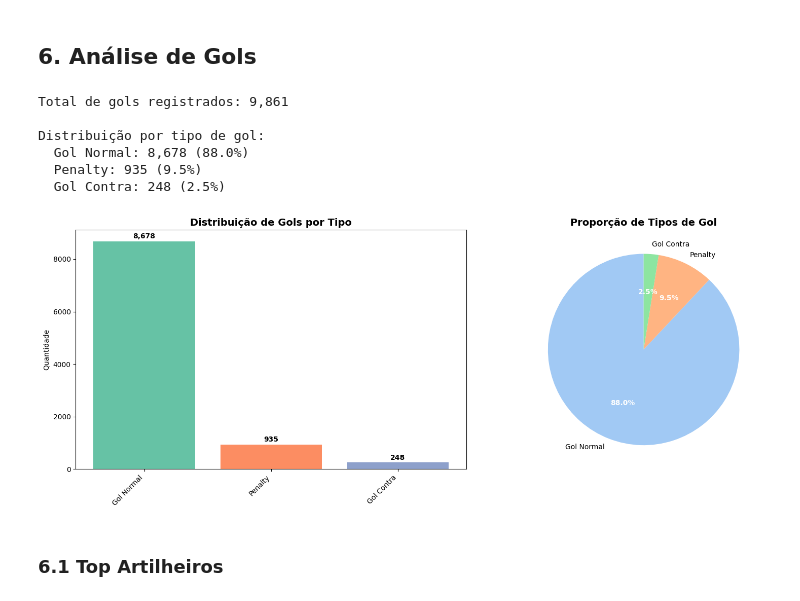
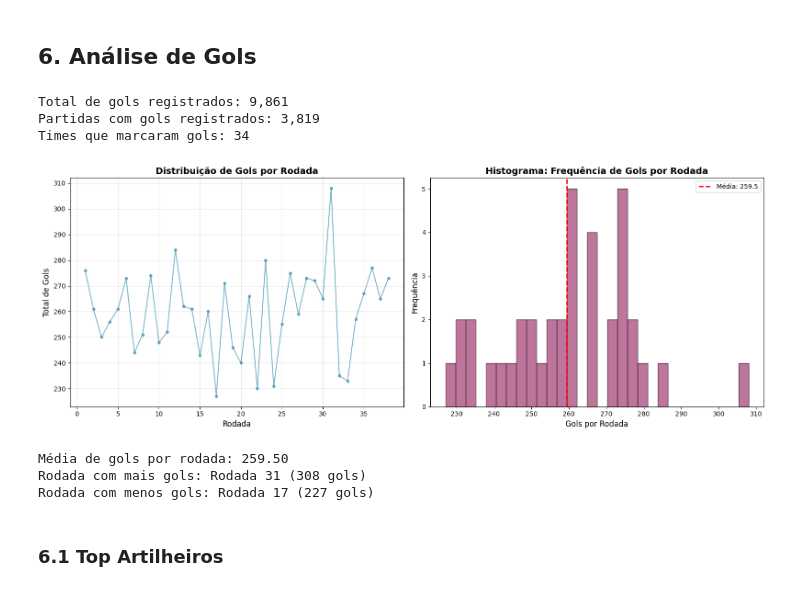
Before and after one commit to Nicollaxs/Campeonato-Brasileiro-de-futebol, a Jupyter notebook: Data Layer/raw/analytics (1).ipynb, the cells around one changed output. Cells and saved outputs as stored; diff of their text form; code cells hidden in the pictures.

```diff
--- a/Data Layer/raw/analytics (1).ipynb
+++ b/Data Layer/raw/analytics (1).ipynb
@@ -292,52 +297,47 @@ Times como visitante: 45
 # %% [markdown]
 ## 6. Análise de Gols
 # %%
+# Estatísticas gerais de gols
 print(f"Total de gols registrados: {len(df_gols):,}")
+print(f"Partidas com gols registrados: {df_gols['partida_id'].nunique():,}")
+print(f"Times que marcaram gols: {df_gols['clube'].nunique()}")
 
-tipos_gols = df_gols['tipo_de_gol'].fillna('Gol Normal').value_counts()
-
-print("\nDistribuição por tipo de gol:")
-for tipo, qtd in tipos_gols.items():
-    pct = (qtd / len(df_gols)) * 100
-    print(f"  {tipo if tipo else 'Gol Normal'}: {qtd:,} ({pct:.1f}%)")
+# Distribuição de gols por rodada
+gols_por_rodada = df_gols.groupby('rodata').size().reset_index(name='total_gols')
 
 fig, (ax1, ax2) = plt.subplots(1, 2, figsize=(16, 6))
 
-colors_bar = sns.color_palette('Set2', n_colors=len(tipos_gols))
+# Gols por rodada ao longo do tempo
+ax1.plot(gols_por_rodada['rodata'], gols_por_rodada['total_gols'],
+         marker='o', linewidth=1.5, markersize=4, alpha=0.6, color='#2E86AB')
+ax1.set_xlabel('Rodada', fontsize=12)
+ax1.set_ylabel('Total de Gols', fontsize=12)
+ax1.set_title('Distribuição de Gols por Rodada', fontsize=14, fontweight='bold')
+ax1.grid(True, alpha=0.3)
 
-ax1.bar(range(len(tipos_gols)), tipos_gols.values, color=colors_bar)
-
-ax1.set_xticks(range(len(tipos_gols)))
-
-ax1.set_xticklabels([t if t else 'Normal' for t in tipos_gols.index], rotation=45, ha='right')
-
-ax1.set_ylabel('Quantidade')
-ax1.set_title('Distribuição de Gols por Tipo', fontsize=14, fontweight='bold')
-
-for i, v in enumerate(tipos_gols.values):
-    ax1.text(i, v + 50, f'{v:,}', ha='center', va='bottom', fontweight='bold')
-
-colors_pie = sns.color_palette('pastel', n_colors=len(tipos_gols))
-
-wedges, texts, autotexts = ax2.pie(tipos_gols.values, labels=[t if t else 'Normal' for t in tipos_gols.index],
-                                     autopct='%1.1f%%', startangle=90, colors=colors_pie)
-
-ax2.set_title('Proporção de Tipos de Gol', fontsize=14, fontweight='bold')
-
-for autotext in autotexts:
-    autotext.set_color('white')
-    autotext.set_fontweight('bold')
+# Histograma de gols por rodada
+ax2.hist(gols_por_rodada['total_gols'], bins=30, edgecolor='black', color='#A23B72', alpha=0.7)
+ax2.set_xlabel('Gols por Rodada', fontsize=12)
+ax2.set_ylabel('Frequência', fontsize=12)
+ax2.set_title('Histograma: Frequência de Gols por Rodada', fontsize=14, fontweight='bold')
+ax2.axvline(gols_por_rodada['total_gols'].mean(), color='red',
+            linestyle='--', linewidth=2, label=f'Média: {gols_por_rodada["total_gols"].mean():.1f}')
+ax2.legend()
 
 plt.tight_layout()
 plt.show()
+
+print(f"\nMédia de gols por rodada: {gols_por_rodada['total_gols'].mean():.2f}")
+print(f"Rodada com mais gols: Rodada {gols_por_rodada.loc[gols_por_rodada['total_gols'].idxmax(), 'rodata']} ({gols_por_rodada['total_gols'].max()} gols)")
+print(f"Rodada com menos gols: Rodada {gols_por_rodada.loc[gols_por_rodada['total_gols'].idxmin(), 'rodata']} ({gols_por_rodada['total_gols'].min()} gols)")
 # %% [output]
 Total de gols registrados: 9,861
-
-Distribuição por tipo de gol:
-  Gol Normal: 8,678 (88.0%)
-  Penalty: 935 (9.5%)
-  Gol Contra: 248 (2.5%)
+Partidas com gols registrados: 3,819
+Times que marcaram gols: 34
-[figure, old version]
+[figure, new version]
+Média de gols por rodada: 259.50
+Rodada com mais gols: Rodada 31 (308 gols)
+Rodada com menos gols: Rodada 17 (227 gols)
 # %% [markdown]
 ### 6.1 Top Artilheiros
 # %%
```
Also changed, not shown: parts of 5 cells of this notebook, 2 other files.
